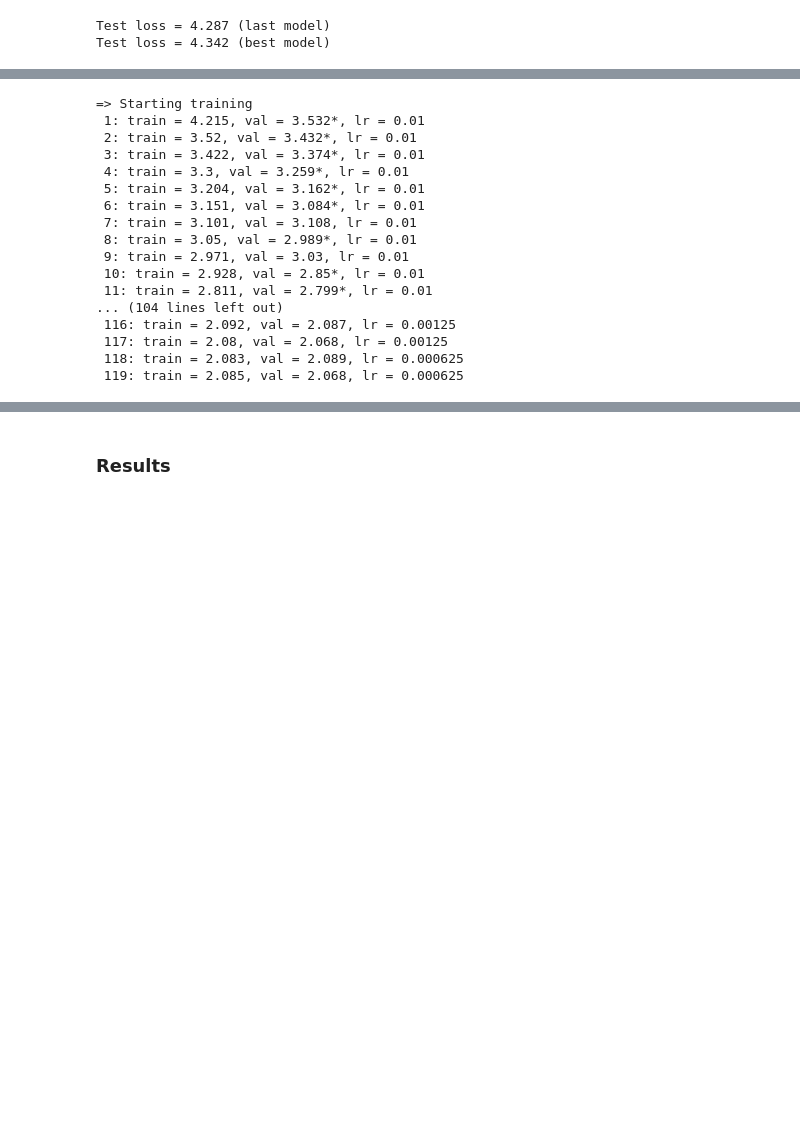
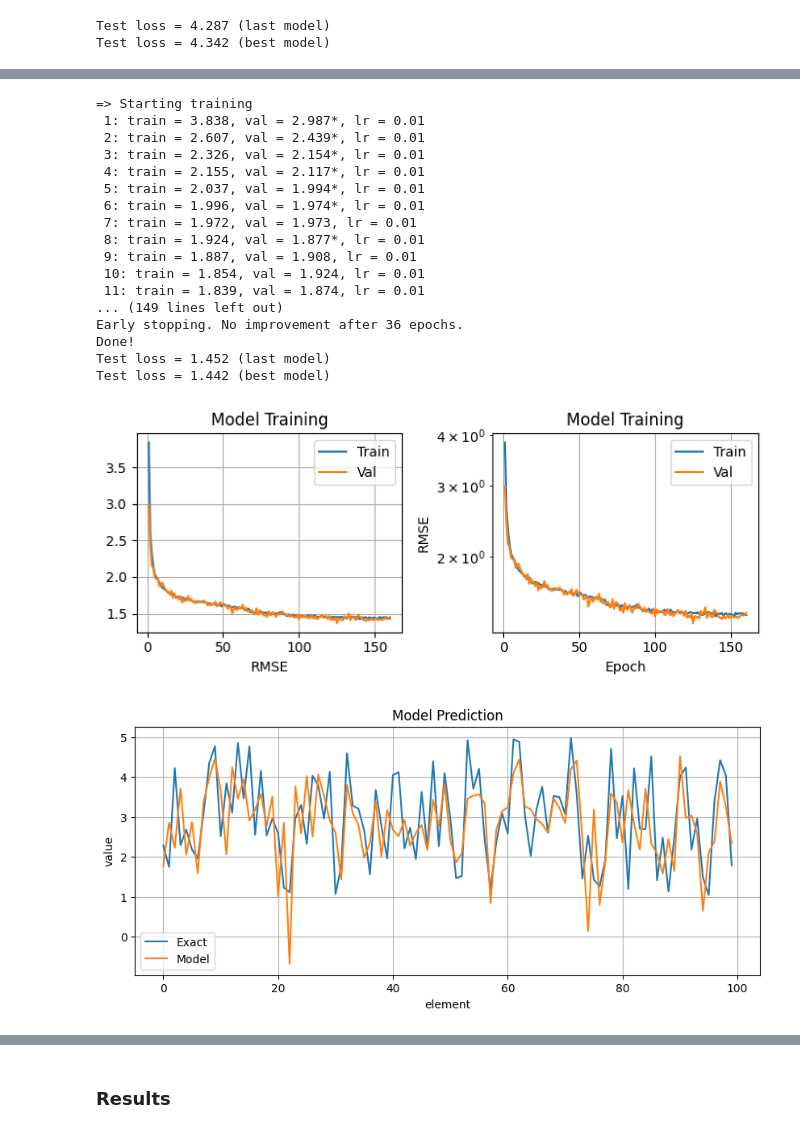
Before and after one commit to TiagoCAAmorim/SimModels, a Jupyter notebook: graph_nn/linear_equations/solve_lin_eq.ipynb, the cells around one changed output, grey strips where cells are left out. Saved outputs shown, nothing was run; the diff lists cells and outputs as text; code cells hidden in the pictures; blank space fills up the shorter version.

Commit message:
Inception tests

```diff
--- a/graph_nn/linear_equations/solve_lin_eq.ipynb
+++ b/graph_nn/linear_equations/solve_lin_eq.ipynb
@@ -1631,29 +1723,9 @@ Test loss = 4.342 (best model)
 # %%
-best01 = args_vanilla.copy()
-best01['file_name'] = 'best01'
-best01['n_blocks'] = 3
-best01['latent_size'] = 8
-best01['use_residual'] = True
-best01['ni'] = 5
-best01['nj'] = 5
-best01['optimizer'] = torch.optim.Adam
-model = new_test(best01)
-test_sample(model)
+best01 = new_dict(args_vanilla,
+                  {'file_name': 'best01',
+                   'n_blocks': 3,
+                   'latent_size': 16,
+                   'use_residual': True,
+                   'ni': 5,
+                   'nj': 5,
+                   'optimizer': torch.optim.Adam})
-# %% [output]
-=> Starting training
- 1: train = 4.215, val = 3.532*, lr = 0.01
- 2: train = 3.52, val = 3.432*, lr = 0.01
- 3: train = 3.422, val = 3.374*, lr = 0.01
- 4: train = 3.3, val = 3.259*, lr = 0.01
- 5: train = 3.204, val = 3.162*, lr = 0.01
- 6: train = 3.151, val = 3.084*, lr = 0.01
- 7: train = 3.101, val = 3.108, lr = 0.01
- 8: train = 3.05, val = 2.989*, lr = 0.01
- 9: train = 2.971, val = 3.03, lr = 0.01
- 10: train = 2.928, val = 2.85*, lr = 0.01
- 11: train = 2.811, val = 2.799*, lr = 0.01
-... (104 lines left out)
- 116: train = 2.092, val = 2.087, lr = 0.00125
- 117: train = 2.08, val = 2.068, lr = 0.00125
- 118: train = 2.083, val = 2.089, lr = 0.000625
- 119: train = 2.085, val = 2.068, lr = 0.000625
@@ -1659,0 +1735,4 @@ test_sample(model)
+# %%
+best01_batch_norm = new_dict(best01,
+                             {'file_name':'best01_batch_norm',
+                              'batch_norm': True})
@@ -1659,0 +1742,4 @@ test_sample(model)
+# %%
+best01_inception = new_dict(best01_batch_norm,
+                            {'file_name':'best01_inception',
+                             'use_inception': True})
@@ -1659,0 +1756,28 @@ test_sample(model)
+# %%
+best01_inception2 = new_dict(best01_inception,
+                             {'file_name':'best01_inception2',
+                              'n_blocks':5,
+                              'deep_residual': True})
+# %%
+model = new_test(best01_inception2)
+test_sample(model)
+# %% [output]
+=> Starting training
+ 1: train = 3.838, val = 2.987*, lr = 0.01
+ 2: train = 2.607, val = 2.439*, lr = 0.01
+ 3: train = 2.326, val = 2.154*, lr = 0.01
+ 4: train = 2.155, val = 2.117*, lr = 0.01
+ 5: train = 2.037, val = 1.994*, lr = 0.01
+ 6: train = 1.996, val = 1.974*, lr = 0.01
+ 7: train = 1.972, val = 1.973, lr = 0.01
+ 8: train = 1.924, val = 1.877*, lr = 0.01
+ 9: train = 1.887, val = 1.908, lr = 0.01
+ 10: train = 1.854, val = 1.924, lr = 0.01
+ 11: train = 1.839, val = 1.874, lr = 0.01
+... (149 lines left out)
+Early stopping. No improvement after 36 epochs.
+Done!
+Test loss = 1.452 (last model)
+Test loss = 1.442 (best model)
+[figure, added]
+[figure, added]
```
Also changed, not shown: parts of 37 cells of this notebook.
